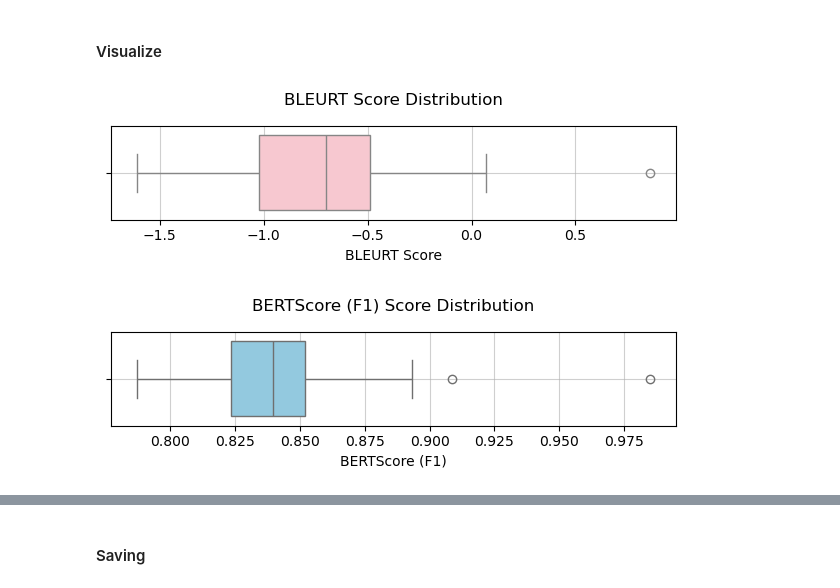
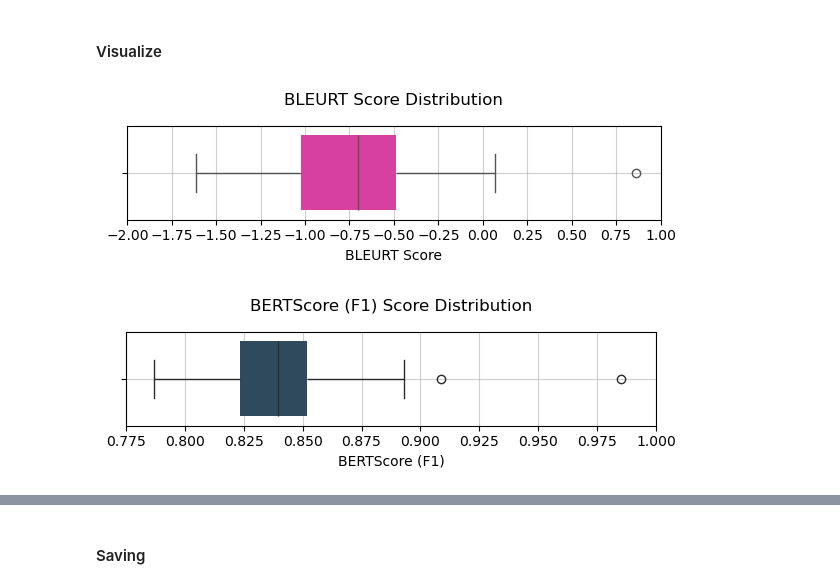
Before and after one commit to kangelamw/LLM-Project-DS, a Jupyter notebook: notebooks/3-pre-trained-model.ipynb, the cells around one changed output, grey strips where cells are left out. Saved outputs shown, nothing was run; the diff lists cells and outputs as text; code cells hidden in the pictures.

```diff
--- a/notebooks/3-pre-trained-model.ipynb
+++ b/notebooks/3-pre-trained-model.ipynb
@@ -581,37 +582,41 @@ if not os.path.exists(img_path):
 # %%
 # Boxplot: BLEURT Score Distribution
 plt.figure(figsize=(6, 2))
 
 sns.boxplot(x=results_df['bleurt'],
-            color="pink",
-            legend=False)
+            color="#EF27A6",
+            legend=False,
+            boxprops={'edgecolor': 'none'})
 
 plt.title("BLEURT Score Distribution",
           fontsize=12,
           fontweight='medium',
           pad=15)
 plt.xlabel("BLEURT Score")
+plt.xticks(np.arange(-2.0, 1.01, 0.25))
 plt.grid(True,
          alpha=0.6)
 
 plt.tight_layout()
 plt.savefig(img_path + '/bleurt_score_distribution.png')
 plt.show()
 # %% [output]
-[figure, old version]
+[figure, new version]
 # %%
 # Boxplot: BERTScore (F1) Score Distribution
 plt.figure(figsize=(6, 2))
 
 sns.boxplot(x=results_df['bertscore'],
-            color="skyblue",
-            legend=False)
+            color="#284B63",
+            legend=False,
+            boxprops={'edgecolor': 'none'})
 
 plt.title("BERTScore (F1) Score Distribution",
           fontsize=12,
           fontweight='medium',
           pad=15)
 plt.xlabel("BERTScore (F1)")
+plt.xticks(np.arange(0.775, 1.001, 0.025))
 plt.grid(True,
          alpha=0.6)
 
@@ -619,7 +624,7 @@ plt.tight_layout()
 plt.savefig(img_path + '/bertscore_f1_distribution.png')
 plt.show()
 # %% [output]
-[figure, old version]
+[figure, new version]
 # %%
 # Scatterplot: Alignment of Phi-2 vs Mistral Outputs
 plt.figure(figsize=(8,6))
```
Also changed, not shown: parts of 2 cells of this notebook, 9 other files.
